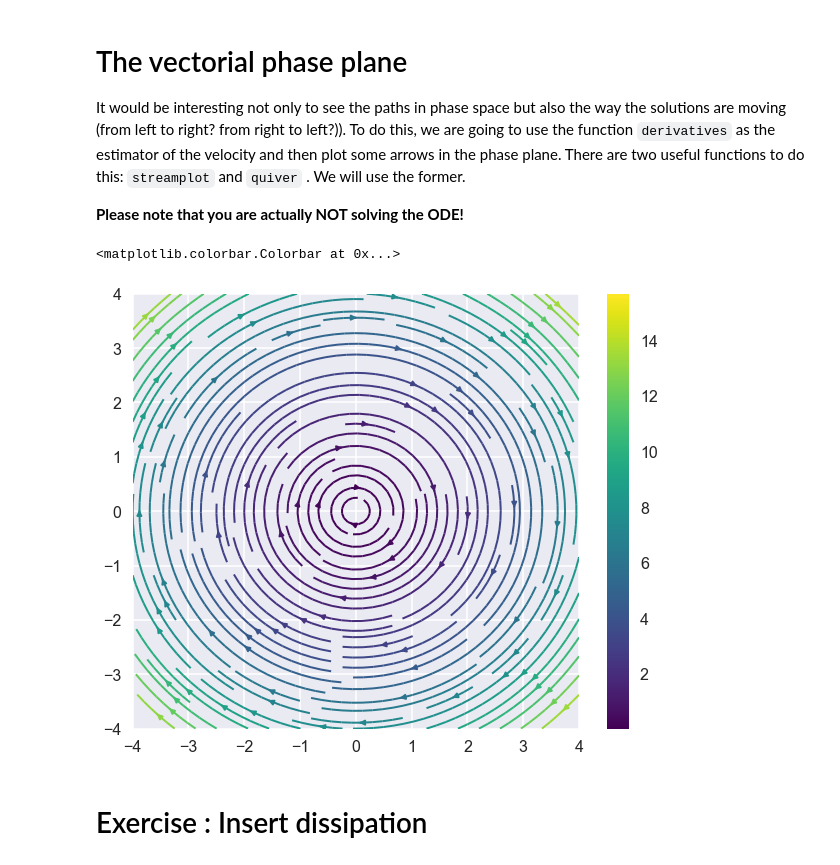
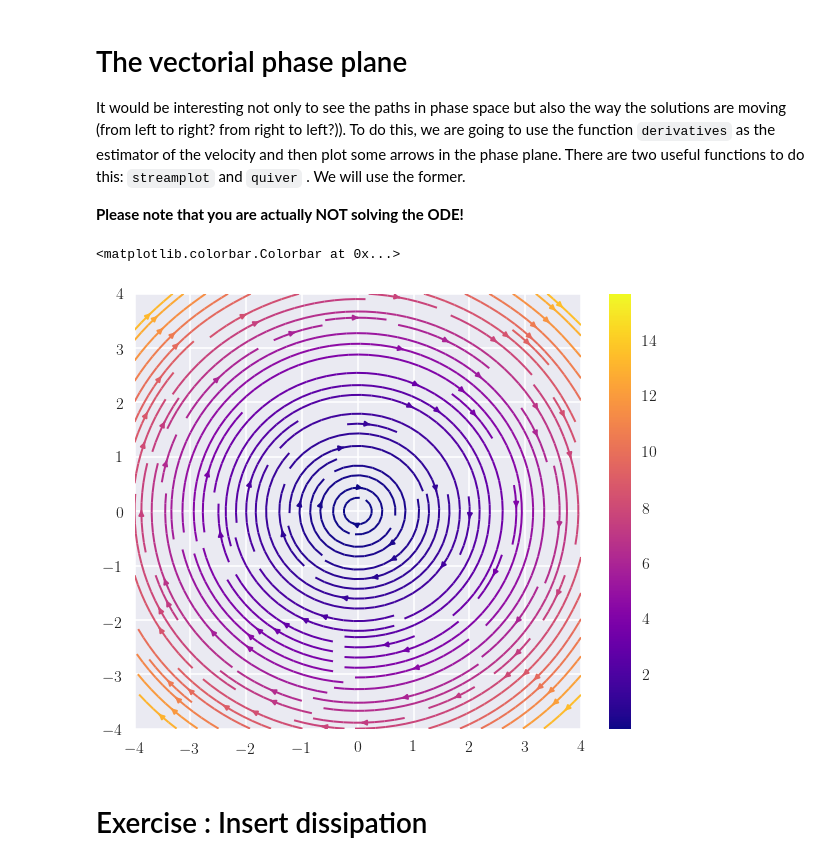
Before and after one commit to iluvatar1/ModelingToolsEngineering, a Jupyter notebook: 06-PhaseSpace-EigenValues/03-PhaseSpace.ipynb, the cells around one changed output. Saved outputs shown, nothing was run; the diff lists cells and outputs as text; code cells hidden in the pictures.

```diff
--- a/06-PhaseSpace-EigenValues/03-PhaseSpace.ipynb
+++ b/06-PhaseSpace-EigenValues/03-PhaseSpace.ipynb
@@ -176,7 +177,7 @@ from scipy.integrate import solve_ivp
 np.random.seed(0)
 # For nice figures
 import matplotlib.pyplot as plt
-plt.rcParams['text.usetex']=True # Use latex
+#plt.rcParams['text.usetex']=True # Use latex
 import matplotlib.cm as cm # To manage a color map
 import seaborn as sns
 sns.set()
@@ -319,35 +320,35 @@ sns.set_context('poster')
 
 # global parameters
 W = 0.98 # angular frequency
 
 # function to return the derivatives
 def derivatives(state, t=0):
     """
     This function returns the derivatives of the state vector
     state : a vector with the current values of the state variables
     t : time, needed for the odeint solver
     """
     xd  = state[1]
     xdd = -W*W*((state[0]))
     #xdd = -W*W*(np.sin(state[0]))
     #xdd = -W*W*((state[0])**3)
     return [xd, xdd]
 
 N = 30
 MIN = -4.0
 MAX = 4.0
 X, Y = np.meshgrid(np.linspace(MIN, MAX, N), np.linspace(MIN, MAX, N))
 DX, DY = derivatives([X, Y])
 E = 0.5*X*X + 0.5*W*W*Y*Y
 
 fig = plt.figure(figsize=(10,8))
 #ax.quiver(X, Y, DX, DY, M, pivot='mid')
 #ax.quiver(X, Y, DX, DY)
-plt.streamplot(X, Y, DX, DY, color=E, density=[1.5, 1.5], linewidth=2, cmap='viridis')
+plt.streamplot(X, Y, DX, DY, color=E, density=[1.5, 1.5], linewidth=2, cmap='plasma')
 plt.colorbar()
 # %% [output]
 <matplotlib.colorbar.Colorbar at 0x...>
-[figure, old version]
+[figure, new version]
 # %% [markdown]
 # Exercise : Insert dissipation
 # %%
```
Also changed, not shown: parts of 3 cells of this notebook, 1 other file.
